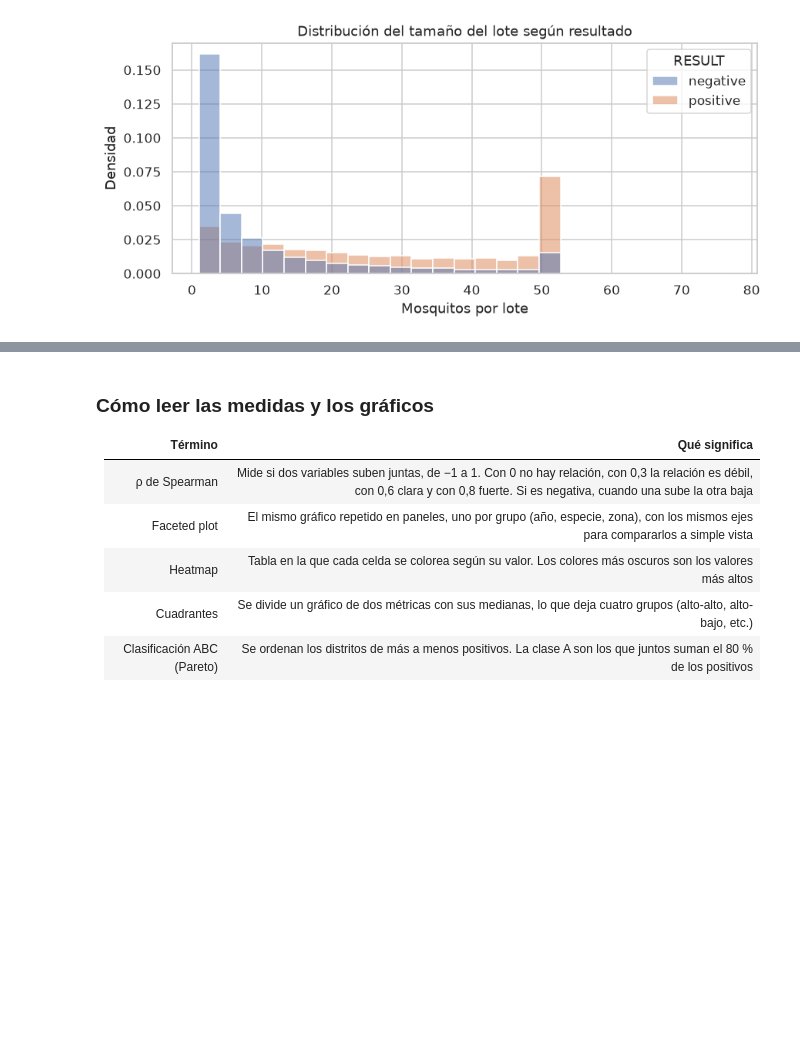
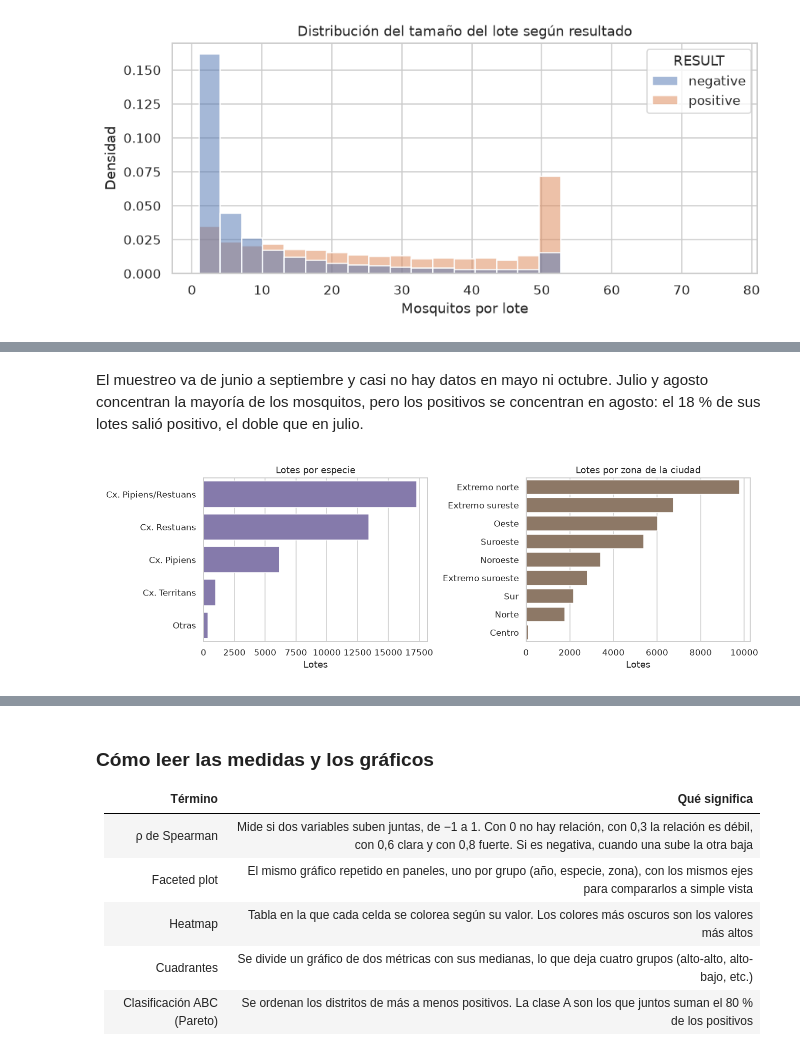
Before and after one commit to salva1984/icd, a Jupyter notebook: proyecto_wnv.ipynb, the cells around one changed output, grey strips where cells are left out. Saved outputs shown, nothing was run; the diff lists cells and outputs as text; code cells hidden in the pictures; blank space fills up the shorter version.

```diff
--- a/proyecto_wnv.ipynb
+++ b/proyecto_wnv.ipynb
@@ -631,0 +668,16 @@ plt.show()
+# %% [markdown]
+El muestreo va de junio a septiembre y casi no hay datos en mayo ni octubre. Julio y agosto concentran la mayoría de los mosquitos, pero los positivos se concentran en agosto: el 18 % de sus lotes salió positivo, el doble que en julio.
+# %%
+fig, ax = plt.subplots(1, 2, figsize=(12, 4))
+sns.countplot(data=lotes, y='ESPECIE', order=lotes['ESPECIE'].value_counts().index, ax=ax[0], color='#8172b3')
+ax[0].set_title('Lotes por especie')
+ax[0].set_xlabel('Lotes')
+ax[0].set_ylabel('')
+sns.countplot(data=lotes, y='ZONA', order=lotes['ZONA'].value_counts().index, ax=ax[1], color='#937860')
+ax[1].set_title('Lotes por zona de la ciudad')
+ax[1].set_xlabel('Lotes')
+ax[1].set_ylabel('')
+plt.tight_layout()
+plt.show()
+# %% [output]
+[figure, added]
```
Also changed, not shown: parts of 7 cells of this notebook.
